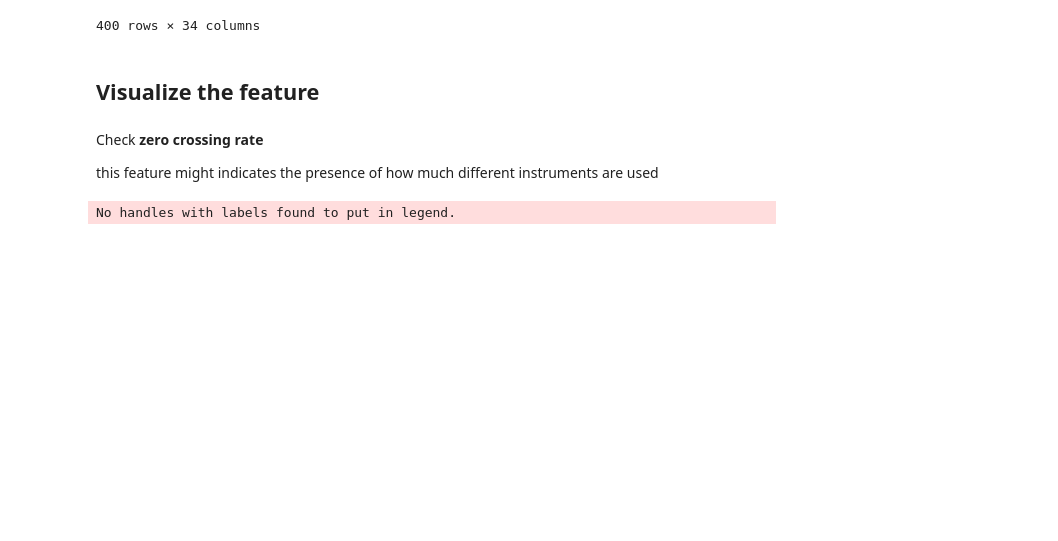
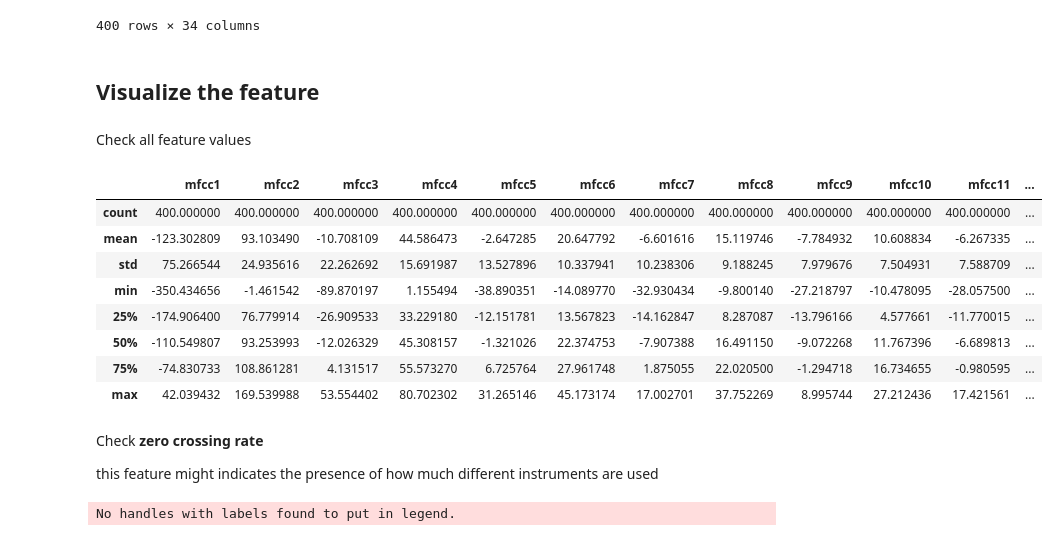
Before and after one commit to yilin10/MusicalGenreClassification, a Jupyter notebook: Assignment1.ipynb, the cells around one changed output. Cells and saved outputs as stored; diff of their text form; code cells hidden in the pictures; blank space fills up the shorter version.

```diff
--- a/Assignment1.ipynb
+++ b/Assignment1.ipynb
@@ -417,6 +438,20 @@ features_value
 400 rows × 34 columns
 # %% [markdown]
  ## Visualize the feature
+# %% [markdown]
+Check all feature values
+# %%
+features_value.describe()
+# %% [output]
+|  | mfcc1 | mfcc2 | mfcc3 | mfcc4 | mfcc5 | mfcc6 | mfcc7 | mfcc8 | mfcc9 | mfcc10 | mfcc11 | ... |
+| count | 400.000000 | 400.000000 | 400.000000 | 400.000000 | 400.000000 | 400.000000 | 400.000000 | 400.000000 | 400.000000 | 400.000000 | 400.000000 | ... |
+| mean | -123.302809 | 93.103490 | -10.708109 | 44.586473 | -2.647285 | 20.647792 | -6.601616 | 15.119746 | -7.784932 | 10.608834 | -6.267335 | ... |
+| std | 75.266544 | 24.935616 | 22.262692 | 15.691987 | 13.527896 | 10.337941 | 10.238306 | 9.188245 | 7.979676 | 7.504931 | 7.588709 | ... |
+| min | -350.434656 | -1.461542 | -89.870197 | 1.155494 | -38.890351 | -14.089770 | -32.930434 | -9.800140 | -27.218797 | -10.478095 | -28.057500 | ... |
+| 25% | -174.906400 | 76.779914 | -26.909533 | 33.229180 | -12.151781 | 13.567823 | -14.162847 | 8.287087 | -13.796166 | 4.577661 | -11.770015 | ... |
+| 50% | -110.549807 | 93.253993 | -12.026329 | 45.308157 | -1.321026 | 22.374753 | -7.907388 | 16.491150 | -9.072268 | 11.767396 | -6.689813 | ... |
+| 75% | -74.830733 | 108.861281 | 4.131517 | 55.573270 | 6.725764 | 27.961748 | 1.875055 | 22.020500 | -1.294718 | 16.734655 | -0.980595 | ... |
+| max | 42.039432 | 169.539988 | 53.554402 | 80.702302 | 31.265146 | 45.173174 | 17.002701 | 37.752269 | 8.995744 | 27.212436 | 17.421561 | ... |
 # %% [markdown]
 Check **zero crossing rate**
 
```
Also changed, not shown: parts of 10 cells of this notebook.
